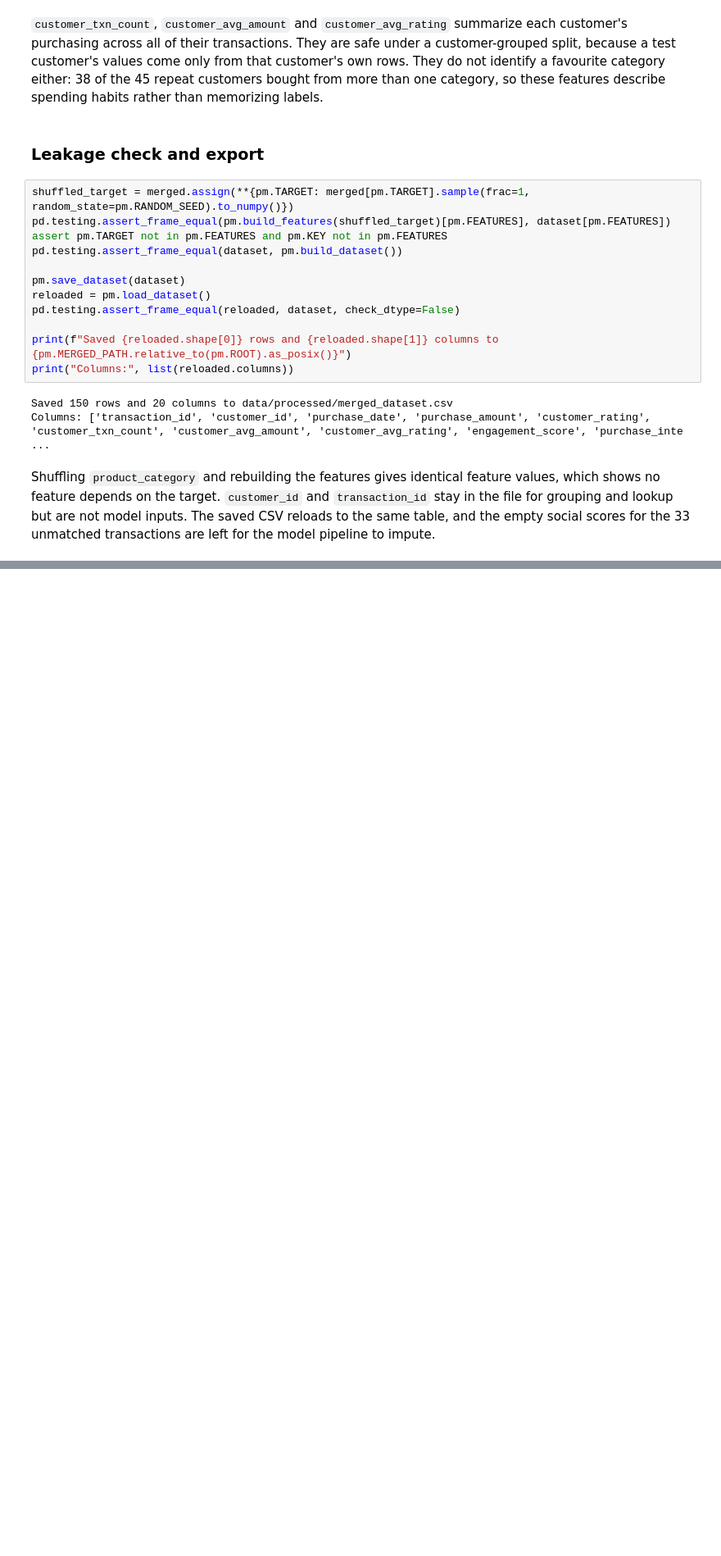
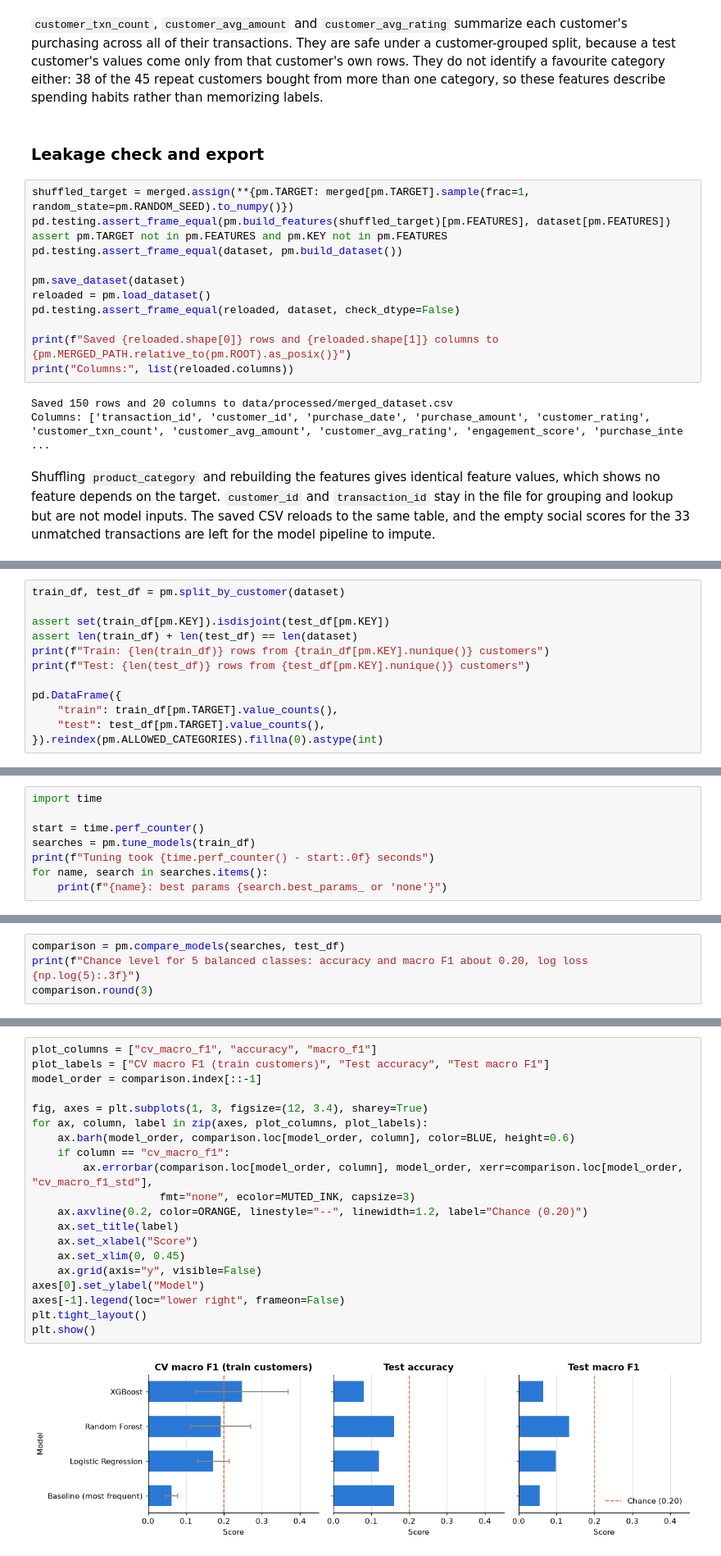
Before and after one commit to Flaviaa4/multi_data_processing, a Jupyter notebook: notebooks/tabular_pipeline.ipynb, the cells around one changed output, grey strips where cells are left out. Shown at 82% size. Saved outputs shown, nothing was run; the diff lists cells and outputs as text; blank space fills up the shorter version.

Commit message:
Add product model training, evaluation and predict_product

```diff
--- a/notebooks/tabular_pipeline.ipynb
+++ b/notebooks/tabular_pipeline.ipynb
@@ -536,0 +543,12 @@ Shuffling `product_category` and rebuilding the features gives identical feature
+# %%
+train_df, test_df = pm.split_by_customer(dataset)
+
+assert set(train_df[pm.KEY]).isdisjoint(test_df[pm.KEY])
+assert len(train_df) + len(test_df) == len(dataset)
+print(f"Train: {len(train_df)} rows from {train_df[pm.KEY].nunique()} customers")
+print(f"Test: {len(test_df)} rows from {test_df[pm.KEY].nunique()} customers")
+
+pd.DataFrame({
+    "train": train_df[pm.TARGET].value_counts(),
+    "test": test_df[pm.TARGET].value_counts(),
+}).reindex(pm.ALLOWED_CATEGORIES).fillna(0).astype(int)
@@ -536,0 +598,8 @@ Shuffling `product_category` and rebuilding the features gives identical feature
+# %%
+import time
+
+start = time.perf_counter()
+searches = pm.tune_models(train_df)
+print(f"Tuning took {time.perf_counter() - start:.0f} seconds")
+for name, search in searches.items():
+    print(f"{name}: best params {search.best_params_ or 'none'}")
@@ -536,0 +614,4 @@ Shuffling `product_category` and rebuilding the features gives identical feature
+# %%
+comparison = pm.compare_models(searches, test_df)
+print(f"Chance level for 5 balanced classes: accuracy and macro F1 about 0.20, log loss {np.log(5):.3f}")
+comparison.round(3)
@@ -536,0 +625,22 @@ Shuffling `product_category` and rebuilding the features gives identical feature
+# %%
+plot_columns = ["cv_macro_f1", "accuracy", "macro_f1"]
+plot_labels = ["CV macro F1 (train customers)", "Test accuracy", "Test macro F1"]
+model_order = comparison.index[::-1]
+
+fig, axes = plt.subplots(1, 3, figsize=(12, 3.4), sharey=True)
+for ax, column, label in zip(axes, plot_columns, plot_labels):
+    ax.barh(model_order, comparison.loc[model_order, column], color=BLUE, height=0.6)
+    if column == "cv_macro_f1":
+        ax.errorbar(comparison.loc[model_order, column], model_order, xerr=comparison.loc[model_order, "cv_macro_f1_std"],
+                    fmt="none", ecolor=MUTED_INK, capsize=3)
+    ax.axvline(0.2, color=ORANGE, linestyle="--", linewidth=1.2, label="Chance (0.20)")
+    ax.set_title(label)
+    ax.set_xlabel("Score")
+    ax.set_xlim(0, 0.45)
+    ax.grid(axis="y", visible=False)
+axes[0].set_ylabel("Model")
+axes[-1].legend(loc="lower right", frameon=False)
+plt.tight_layout()
+plt.show()
+# %% [output]
+[figure, added]
```
Also changed, not shown: parts of 19 cells of this notebook, 2 other files.
